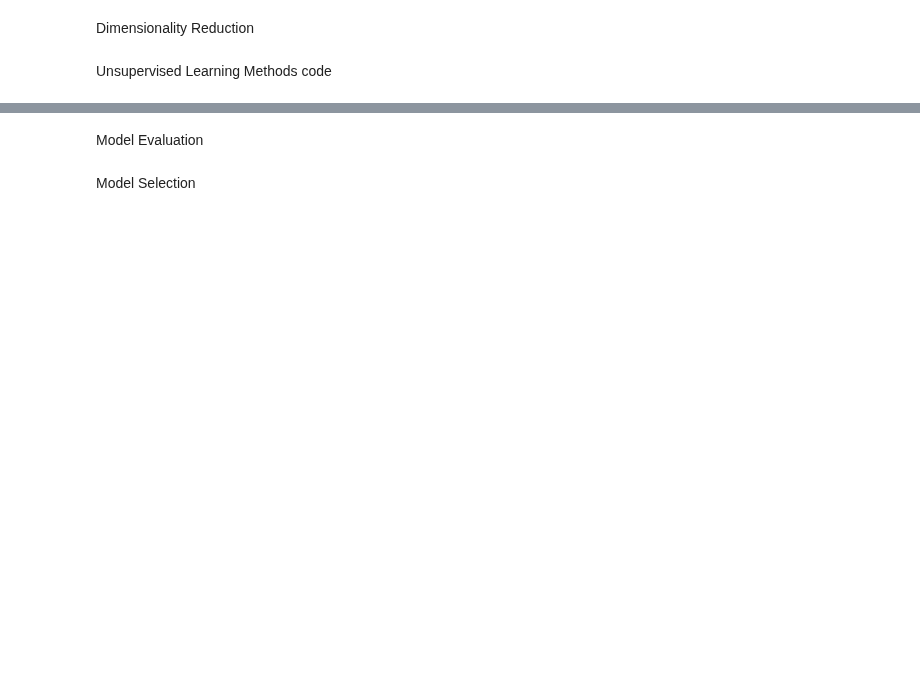
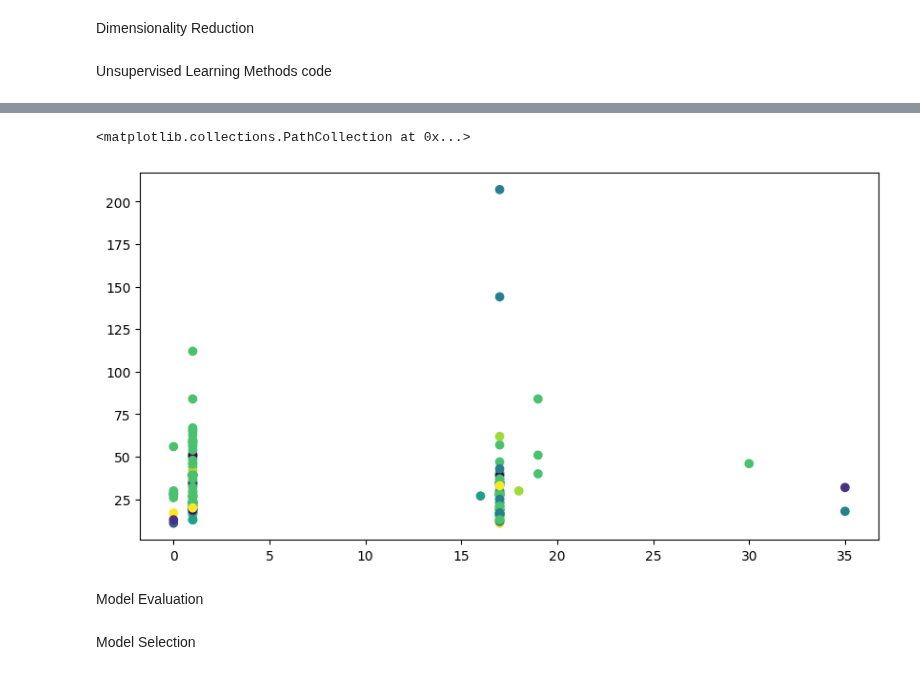
Before and after one commit to martza87/siads_696_mII, a Jupyter notebook: src/04_unsupervised_learning_model.ipynb, the cells around one changed output, grey strips where cells are left out. Drawn from its saved outputs; the diff is of its cells as text; code cells hidden in the pictures; blank space fills up the shorter version.

```diff
--- a/src/04_unsupervised_learning_model.ipynb
+++ b/src/04_unsupervised_learning_model.ipynb
@@ -44,0 +86,8 @@ Unsupervised Learning Methods code
+# %%
+plt.figure(figsize=(10,5))
+plt.scatter(x= df_lab_enc.loc[:, 'hcpcs_0_enc'], y=df_lab_enc.loc[:, 'number_of_claims'], c= model.labels_)
+# plt.xlabel('Annual Income (k$)')
+# plt.ylabel('Spending Score (1-100)')
+# %% [output]
+<matplotlib.collections.PathCollection at 0x...>
+[figure, added]
```
Also changed, not shown: parts of 19 cells of this notebook, 3 other files.
